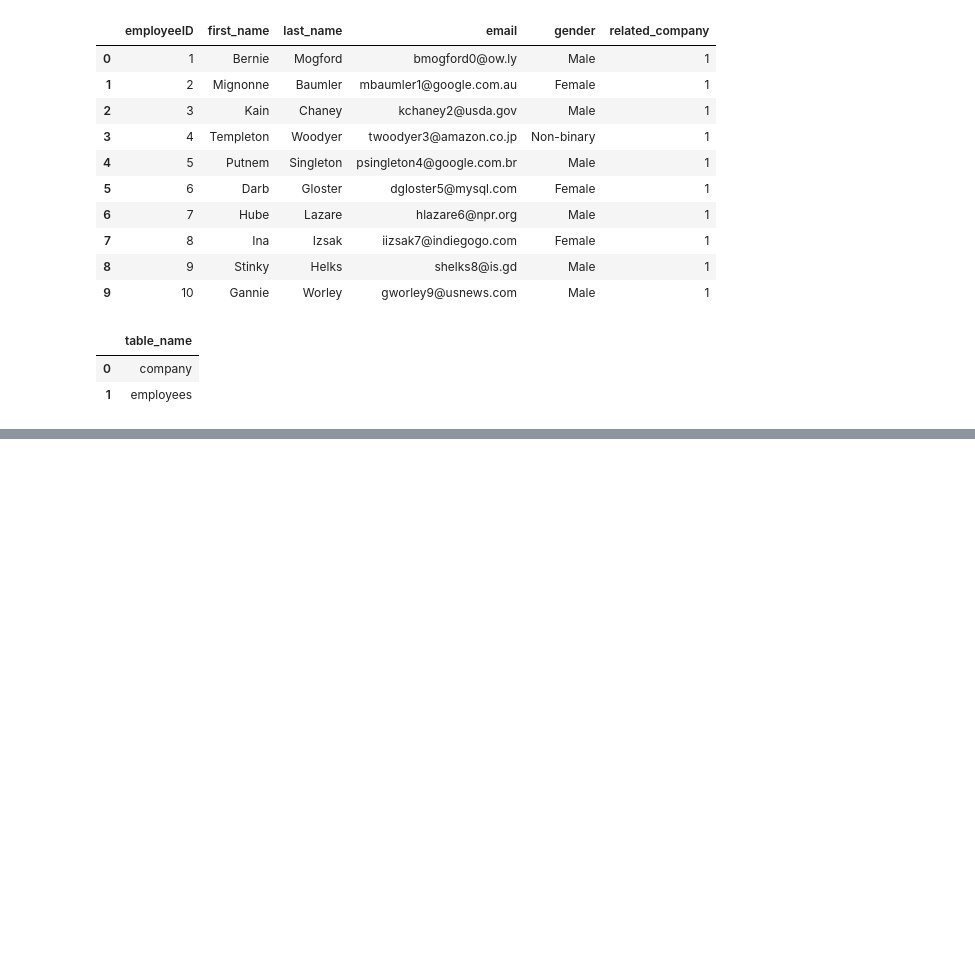
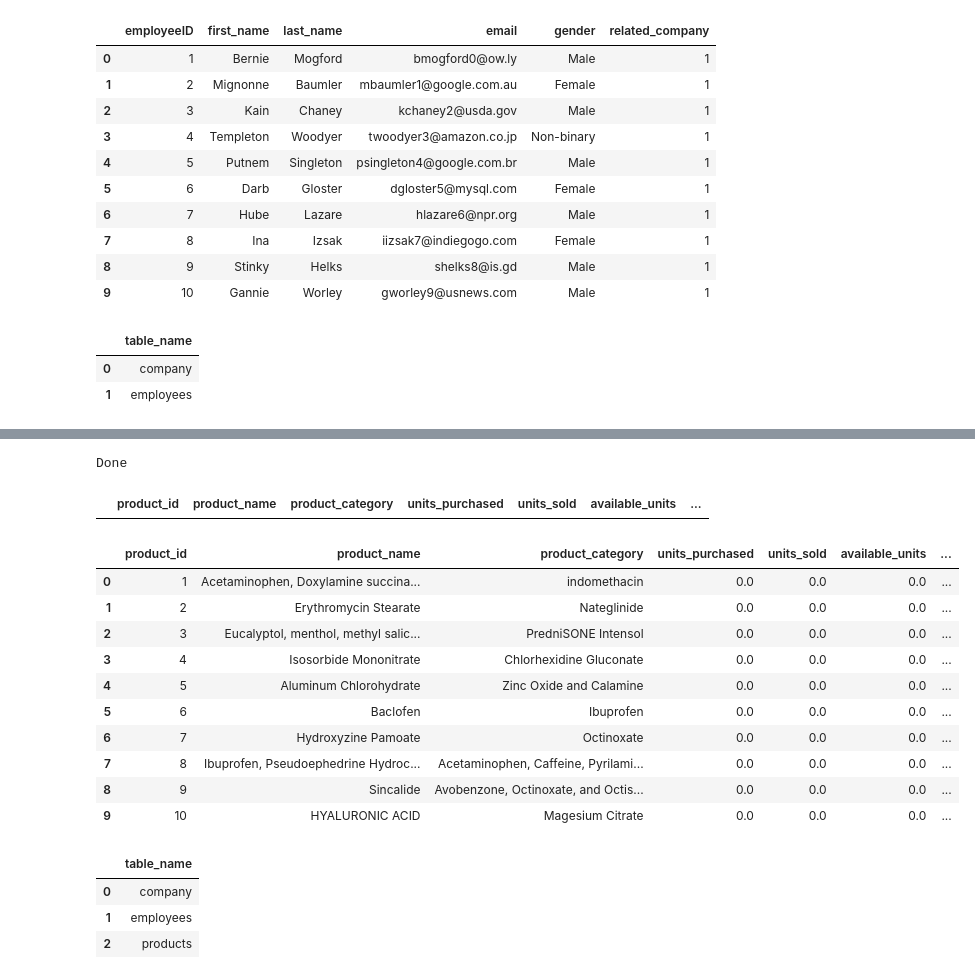
Before and after one commit to georgeolivares/DatasetSQLs, a Jupyter notebook: JupyterSQLNotebook.ipynb, the cells around one changed output, grey strips where cells are left out. Drawn from its saved outputs; the diff is of its cells as text; code cells hidden in the pictures; blank space fills up the shorter version.

```diff
--- a/JupyterSQLNotebook.ipynb
+++ b/JupyterSQLNotebook.ipynb
@@ -130,0 +142,8 @@ pdsql("SELECT table_name FROM INFORMATION_SCHEMA.TABLES")
+# %%
+sql("CREATE TABLE products (product_id INT, product_name VARCHAR(500), product_category VARCHAR(200), units_purchased FLOAT DEFAULT 0.0, units_sold FLOAT DEFAULT 0.0, available_units AS (units_purchased - units_sold), related_company INT, created_date DATETIME)")
+# %% [output]
+Done
+# %%
+pdsql("SELECT * FROM products")
+# %% [output]
+|  | product_id | product_name | product_category | units_purchased | units_sold | available_units | ... |
@@ -130,0 +156,21 @@ pdsql("SELECT table_name FROM INFORMATION_SCHEMA.TABLES")
+# %%
+pdsql("SELECT TOP 10 * FROM products")
+# %% [output]
+|  | product_id | product_name | product_category | units_purchased | units_sold | available_units | ... |
+| 0 | 1 | Acetaminophen, Doxylamine succina... | indomethacin | 0.0 | 0.0 | 0.0 | ... |
+| 1 | 2 | Erythromycin Stearate | Nateglinide | 0.0 | 0.0 | 0.0 | ... |
+| 2 | 3 | Eucalyptol, menthol, methyl salic... | PredniSONE Intensol | 0.0 | 0.0 | 0.0 | ... |
+| 3 | 4 | Isosorbide Mononitrate | Chlorhexidine Gluconate | 0.0 | 0.0 | 0.0 | ... |
+| 4 | 5 | Aluminum Chlorohydrate | Zinc Oxide and Calamine | 0.0 | 0.0 | 0.0 | ... |
+| 5 | 6 | Baclofen | Ibuprofen | 0.0 | 0.0 | 0.0 | ... |
+| 6 | 7 | Hydroxyzine Pamoate | Octinoxate | 0.0 | 0.0 | 0.0 | ... |
+| 7 | 8 | Ibuprofen, Pseudoephedrine Hydroc... | Acetaminophen, Caffeine, Pyrilami... | 0.0 | 0.0 | 0.0 | ... |
+| 8 | 9 | Sincalide | Avobenzone, Octinoxate, and Octis... | 0.0 | 0.0 | 0.0 | ... |
+| 9 | 10 | HYALURONIC ACID | Magesium Citrate | 0.0 | 0.0 | 0.0 | ... |
+# %%
+pdsql("SELECT table_name FROM INFORMATION_SCHEMA.TABLES")
+# %% [output]
+|  | table_name |
+| 0 | company |
+| 1 | employees |
+| 2 | products |
```
Also changed, not shown: parts of 10 cells of this notebook, 1 other file.
